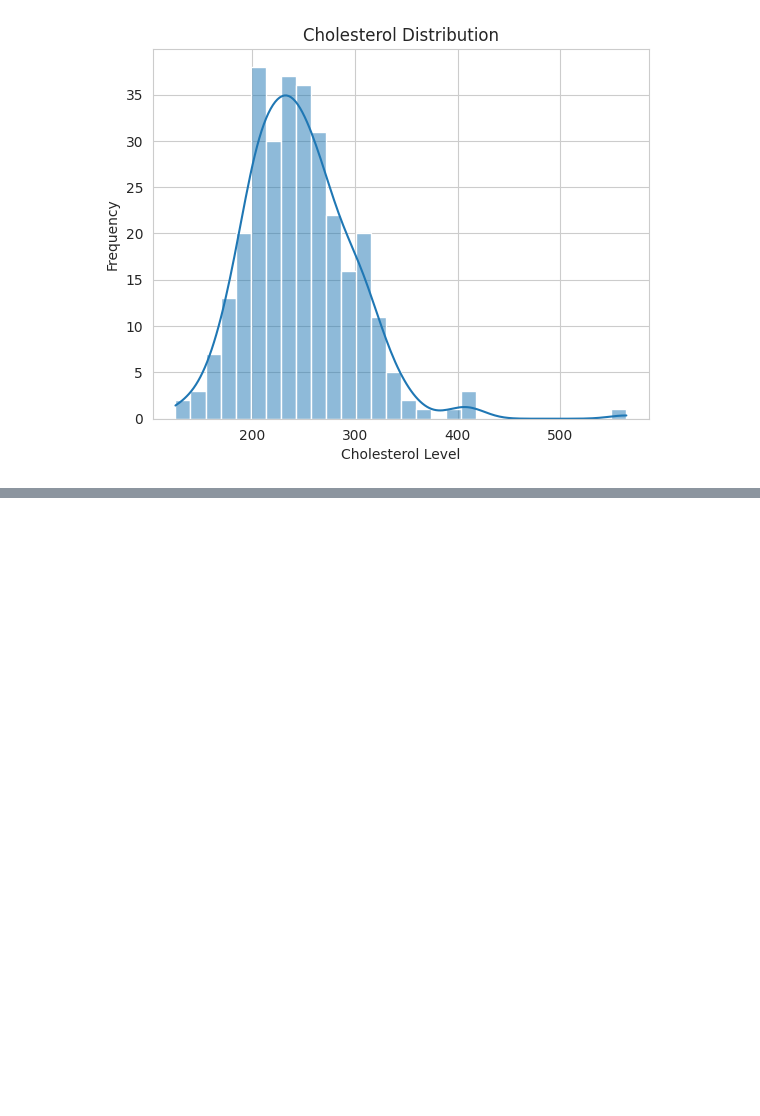
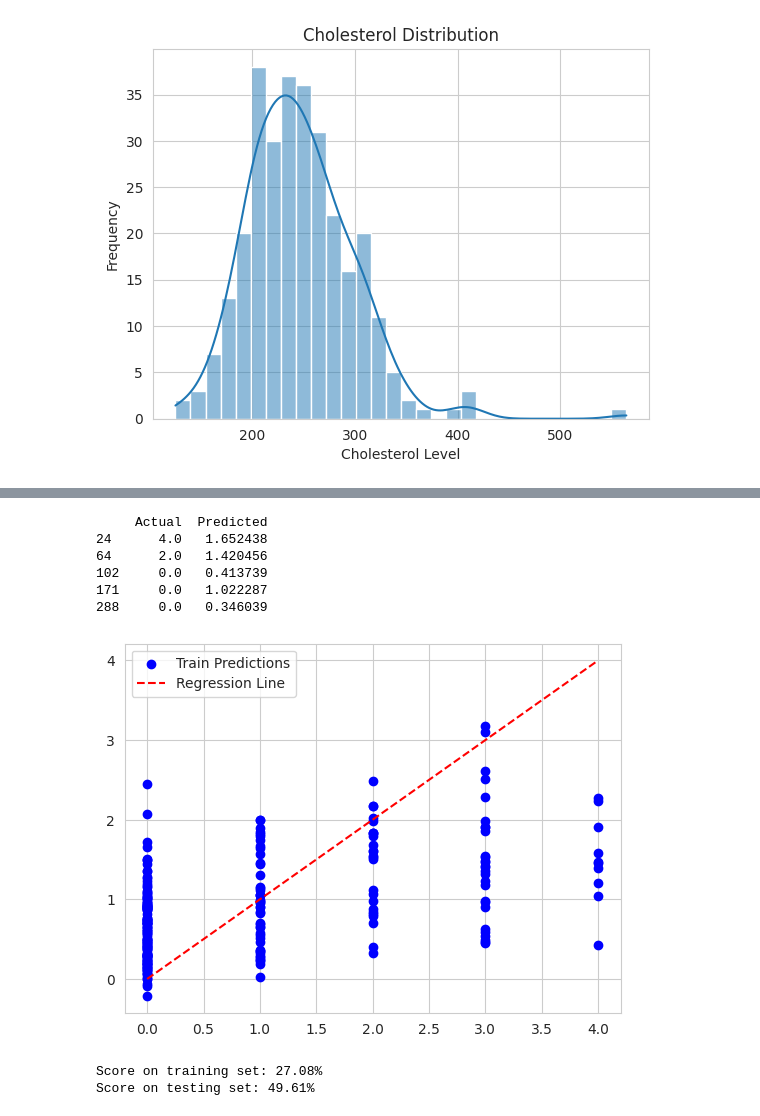
Before and after one commit to skaarfundgandr/Machine_Learning, a Jupyter notebook: Projects/Cholesterol/Cholesterol.ipynb, the cells around one changed output, grey strips where cells are left out. Saved outputs shown, nothing was run; the diff lists cells and outputs as text; code cells hidden in the pictures; blank space fills up the shorter version.

```diff
--- a/Projects/Cholesterol/Cholesterol.ipynb
+++ b/Projects/Cholesterol/Cholesterol.ipynb
@@ -131,0 +138,17 @@ plt.show()
+# %%
+from sklearn.model_selection import train_test_split
+from sklearn.linear_model import LinearRegression
+
+# Split the data into training and testing sets
+X_train, X_test, y_train, y_test = train_test_split(X, y, test_size=0.2, random_state=10)
+
+# Create a linear regression model
+model = LinearRegression()
+# %%
+from sklearn.preprocessing import MinMaxScaler
+scaler = MinMaxScaler()
+# Scale the features
+X_train = scaler.fit_transform(X_train)
+X_test = scaler.transform(X_test)
+# %%
+model.fit(X_train, y_train)
@@ -131,0 +177,35 @@ plt.show()
+# %%
+# Make predictions on the training set
+y_pred_train = model.predict(X_train)
+# Make predictions on the testing set
+y_pred_test = model.predict(X_test)
+# %%
+# Create a DataFrame to compare actual vs predicted values for the test set
+y_pred_df = pd.DataFrame({'Actual': y_test, 'Predicted': y_pred_test})
+print(y_pred_df.head())
+# %% [output]
+     Actual  Predicted
+24      4.0   1.652438
+64      2.0   1.420456
+102     0.0   0.413739
+171     0.0   1.022287
+288     0.0   0.346039
+# %%
+plt.scatter(y_train, y_pred_train, color='blue', label='Train Predictions')
+plt.plot([min(y_train), max(y_train)], [min(y_train), max(y_train)], color='red', linestyle='--', label='Regression Line')
+
+plt.legend()
+plt.show()
+# %% [output]
+[figure, added]
+# %%
+from sklearn.metrics import r2_score
+
+train_score = r2_score(y_train, y_pred_train)
+print(f"Score on training set: {train_score*100:.2f}%")
+
+test_score = r2_score(y_test, y_pred_test)
+print(f"Score on testing set: {test_score*100:.2f}%")
+# %% [output]
+Score on training set: 27.08%
+Score on testing set: 49.61%
```
Also changed, not shown: parts of 6 cells of this notebook.
